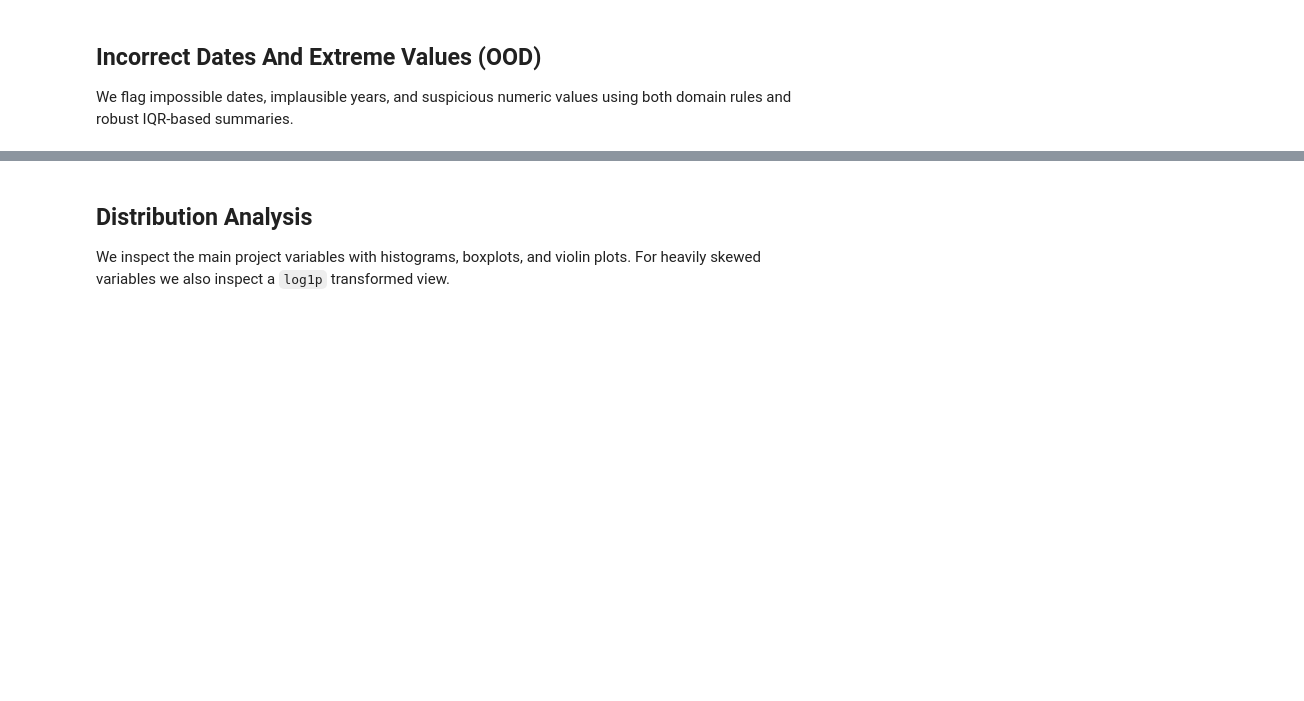
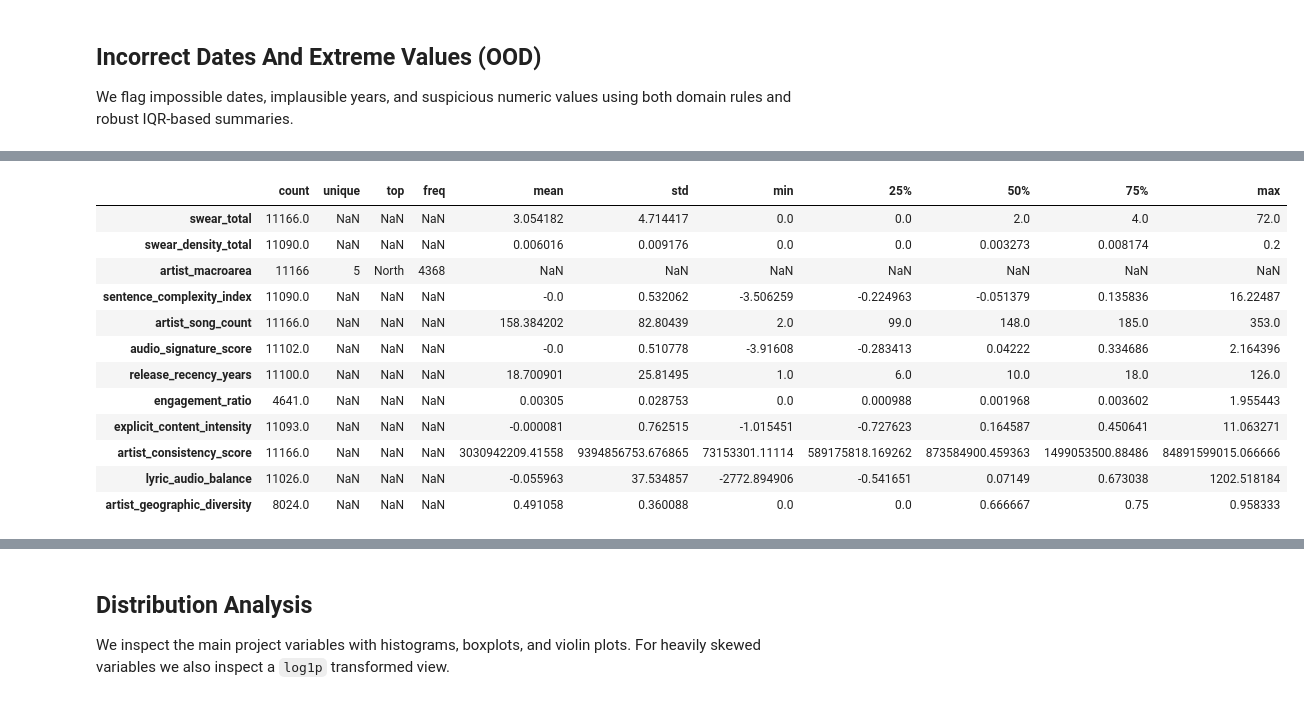
Before and after one commit to simonegrandinetti/ML_first_project, a Jupyter notebook: main_project.ipynb, the cells around one changed output, grey strips where cells are left out. Drawn from its saved outputs; the diff is of its cells as text; code cells hidden in the pictures; blank space fills up the shorter version.

```diff
--- a/main_project.ipynb
+++ b/main_project.ipynb
@@ -344,4 +601,5 @@ We add three new features aligned with the project goals: profanity density, mac
 # %%
+# Original project features
 df["swear_total"] = df[["swear_IT", "swear_EN"]].fillna(0).sum(axis=1)
 df["swear_density_total"] = uf.safe_divide(df["swear_total"], df["n_tokens"])
 df["artist_macroarea"] = df["region"].apply(uf.map_region_to_macroarea)
@@ -350,6 +608,32 @@ df["sentence_complexity_index"] = uf.build_weighted_zscore(
     columns=["tokens_per_sent", "avg_token_per_clause", "lexical_density", "char_per_tok"],
     weights=[1, 1, 1, 1],
     min_non_missing=3,
+)
+
+# Additional clustering-oriented features
+artist_song_count = df.groupby("id_author").size()
+df["artist_song_count"] = df["id_author"].map(artist_song_count)
+
+df["audio_signature_score"] = uf.audio_signature_score(df)
+
+current_year = pd.Timestamp.today().year
+df["release_recency_years"] = (current_year - df["release_year"]).clip(lower=0)
+
+df["engagement_ratio"] = uf.safe_divide(df["popularity"], df["stats_pageviews"] + 1)
+
+df["explicit_content_intensity"] = uf.build_weighted_zscore(
+    df,
+    columns=["explicit_numeric", "swear_density_total"],
+    weights=[1, 1],
+    min_non_missing=1,
+)
+
+df["artist_consistency_score"] = uf.artist_consistency_score(df, artist_col="id_author")
+df["lyric_audio_balance"] = uf.safe_divide(df["sentence_complexity_index"], df["audio_signature_score"])
+df["artist_geographic_diversity"] = uf.artist_geographic_diversity(
+    df,
+    artist_col="id_author",
+    geo_col="region",
 )
 
 engineered_additions = pd.DataFrame(
@@ -369,9 +653,67 @@ engineered_additions = pd.DataFrame(
             "formula": "mean z-score of tokens_per_sent, avg_token_per_clause, lexical_density, char_per_tok",
             "motivation": "Capture a broader notion of textual complexity than a single proxy.",
         },
+        {
+            "feature": "artist_song_count",
+            "formula": "count of songs per artist",
+            "motivation": "Identifies prolific vs. one-hit artists for segmentation.",
+        },
+        {
+            "feature": "audio_signature_score",
+            "formula": "mean z-score of centroid, rolloff, flux, flatness, loudness, pitch, rms, zcr",
+            "motivation": "Aggregates audio tonal profile into a single comparable dimension.",
+        },
+        {
+            "feature": "release_recency_years",
+            "formula": "current_year - release_year (clipped at 0)",
+            "motivation": "Captures freshness vs. catalog depth; temporal signal for clustering.",
+        },
+        {
+            "feature": "engagement_ratio",
+            "formula": "popularity / (stats_pageviews + 1)",
+            "motivation": "Measures popularity efficiency relative to traffic.",
+        },
+        {
+            "feature": "explicit_content_intensity",
+            "formula": "mean z-score of explicit_numeric and swear_density_total",
+            "motivation": "Combines explicit rating and lyric profanity into one signal.",
+        },
+        {
+            "feature": "artist_consistency_score",
+            "formula": "mean variance of popularity, duration_ms, swear_density_total across artist songs",
+            "motivation": "Lower values indicate more consistent artist behavior.",
+        },
+        {
+            "feature": "lyric_audio_balance",
+            "formula": "sentence_complexity_index / audio_signature_score",
+            "motivation": "Contrasts lyric complexity with audio profile.",
+        },
+        {
+            "feature": "artist_geographic_diversity",
+            "formula": "1 - (artist_count_in_region / artist_count_in_dominant_region)",
+            "motivation": "Measures how much an artist origin deviates from the most represented region.",
+        },
     ]
 )
 
 display(engineered_additions)
-display(df[["swear_total", "swear_density_total", "artist_macroarea", "sentence_complexity_index"]].describe(include="all").T)
+
+feature_snapshot = [
+    "swear_total",
+    "swear_density_total",
+    "artist_macroarea",
+    "sentence_complexity_index",
+    "artist_song_count",
+    "audio_signature_score",
+    "release_recency_years",
+    "engagement_ratio",
+    "explicit_content_intensity",
+    "artist_consistency_score",
+    "lyric_audio_balance",
+    "artist_geographic_diversity",
+]
+
+display(df[feature_snapshot].describe(include="all").T)
 display(df["artist_macroarea"].value_counts(dropna=False).rename("song_count").to_frame())
+display(df[feature_snapshot].isna().sum().rename("missing_count").to_frame())
+# %% [output]
@@ -377,0 +732,13 @@ display(df["artist_macroarea"].value_counts(dropna=False).rename("song_count").t
+|  | count | unique | top | freq | mean | std | min | 25% | 50% | 75% | max |
+| swear_total | 11166.0 | NaN | NaN | NaN | 3.054182 | 4.714417 | 0.0 | 0.0 | 2.0 | 4.0 | 72.0 |
+| swear_density_total | 11090.0 | NaN | NaN | NaN | 0.006016 | 0.009176 | 0.0 | 0.0 | 0.003273 | 0.008174 | 0.2 |
+| artist_macroarea | 11166 | 5 | North | 4368 | NaN | NaN | NaN | NaN | NaN | NaN | NaN |
+| sentence_complexity_index | 11090.0 | NaN | NaN | NaN | -0.0 | 0.532062 | -3.506259 | -0.224963 | -0.051379 | 0.135836 | 16.22487 |
+| artist_song_count | 11166.0 | NaN | NaN | NaN | 158.384202 | 82.80439 | 2.0 | 99.0 | 148.0 | 185.0 | 353.0 |
+| audio_signature_score | 11102.0 | NaN | NaN | NaN | -0.0 | 0.510778 | -3.91608 | -0.283413 | 0.04222 | 0.334686 | 2.164396 |
+| release_recency_years | 11100.0 | NaN | NaN | NaN | 18.700901 | 25.81495 | 1.0 | 6.0 | 10.0 | 18.0 | 126.0 |
+| engagement_ratio | 4641.0 | NaN | NaN | NaN | 0.00305 | 0.028753 | 0.0 | 0.000988 | 0.001968 | 0.003602 | 1.955443 |
+| explicit_content_intensity | 11093.0 | NaN | NaN | NaN | -0.000081 | 0.762515 | -1.015451 | -0.727623 | 0.164587 | 0.450641 | 11.063271 |
+| artist_consistency_score | 11166.0 | NaN | NaN | NaN | 3030942209.41558 | 9394856753.676865 | 73153301.11114 | 589175818.169262 | 873584900.459363 | 1499053500.88486 | 84891599015.066666 |
+| lyric_audio_balance | 11026.0 | NaN | NaN | NaN | -0.055963 | 37.534857 | -2772.894906 | -0.541651 | 0.07149 | 0.673038 | 1202.518184 |
+| artist_geographic_diversity | 8024.0 | NaN | NaN | NaN | 0.491058 | 0.360088 | 0.0 | 0.0 | 0.666667 | 0.75 | 0.958333 |
```
Also changed, not shown: parts of 21 cells of this notebook, 1 other file.
